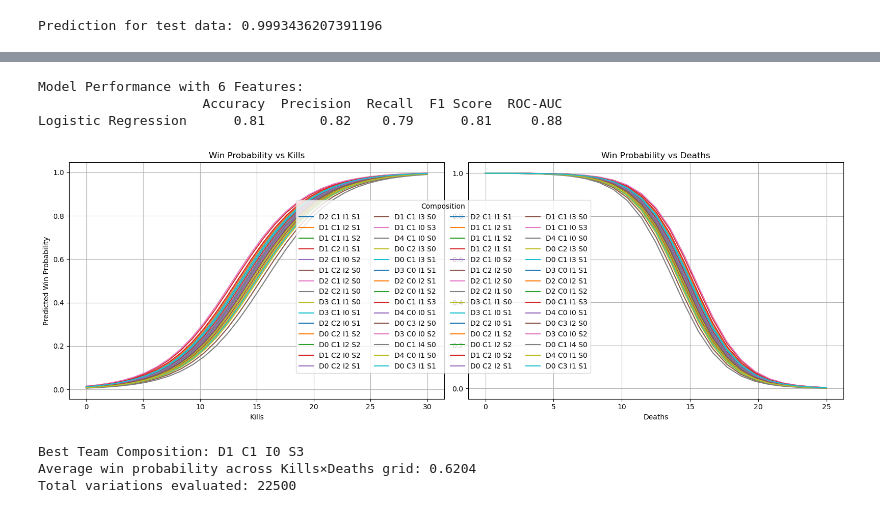
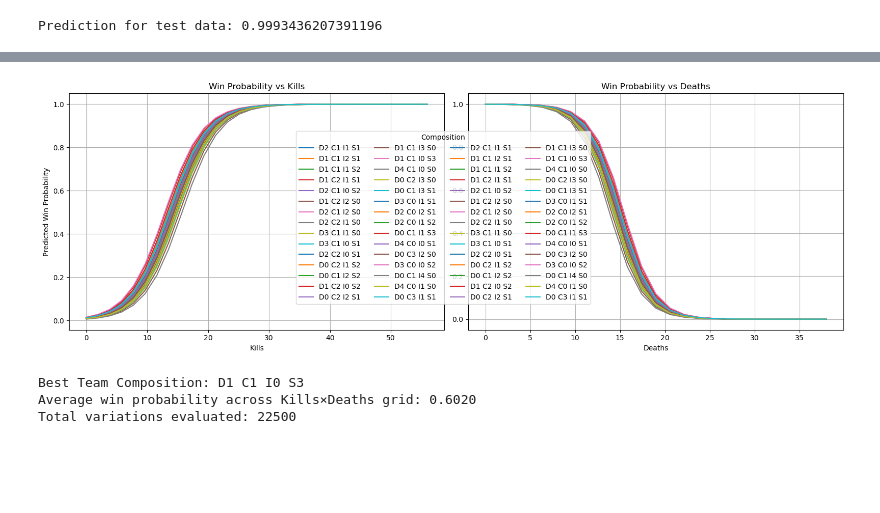
Before and after one commit to RosyTCosy/CS345-Final-Project, a Jupyter notebook: final_project.ipynb, the cells around one changed output, grey strips where cells are left out. Cells and saved outputs as stored; diff of their text form; code cells hidden in the pictures; blank space fills up the shorter version.

Commit message:
Implement code changes to enhance functionality and improve performance

```diff
--- a/final_project.ipynb
+++ b/final_project.ipynb
@@ -429 +453,17 @@ $$
 $$
+# %%
+import warnings
+from sklearn.exceptions import ConvergenceWarning
+
+warnings.filterwarnings("ignore", category=ConvergenceWarning)
+# Testing max iters on Logistic Regression
+iters = [1,2,3,4,5,10,25,50,75,100]
+data = []
+
+for iter in iters:
+    lr = LogisticRegression(max_iter=iter, random_state=42)
+    lr.fit(X_train_scaled, y_train)
+    accuracy = lr.score(X_test_scaled, y_test)
+    data.append((iter, accuracy))
+
+pd.DataFrame(data, columns=["Max Iterations", "Accuracy"])
@@ -589,23 +663,3 @@ X_train, X_test, y_train, y_test = train_test_split(
-# %%
-logistic_regression_composition = LogisticRegression(max_iter=1000, random_state=42)
-logistic_regression_composition.fit(X_train, y_train)
-y_pred = logistic_regression_composition.predict(X_test)
-y_prob = logistic_regression_composition.predict_proba(X_test)[:, 1]
-results = {
-    "Accuracy": accuracy_score(y_test, y_pred),
-    "Precision": precision_score(y_test, y_pred),
-    "Recall": recall_score(y_test, y_pred),
-    "F1 Score": f1_score(y_test, y_pred),
-    "ROC-AUC": roc_auc_score(y_test, y_prob)
-}
-
-results_df = pd.DataFrame(results, index=["Logistic Regression"])
-print("\nModel Performance with 6 Features:")
-print(results_df)
-# %% [output]
-Model Performance with 6 Features:
-                     Accuracy  Precision  Recall  F1 Score  ROC-AUC
-Logistic Regression      0.81       0.82    0.79      0.81     0.88
 # %%
 import matplotlib.pyplot as plt
 import numpy as np
@@ -614,12 +668,13 @@ fig, axes = plt.subplots(1, 2, figsize=(16, 6))
 
 top_comps = comp_counts.copy()
 
-# Grids
 kills_min  = X[:, 0].min()
+kills_max  = X[:, 0].max()
 deaths_min = X[:, 1].min()
+deaths_max = X[:, 1].max()
 
-kills_grid  = np.linspace(kills_min, 30, 30)
-deaths_grid = np.linspace(deaths_min, 25, 25)
+kills_grid  = np.linspace(kills_min, kills_max, 30)
+deaths_grid = np.linspace(deaths_min, deaths_max, 25)
 mean_kills, mean_deaths, mean_assists, mean_hs, mean_econ = X[:, :5].mean(axis=0)
 
 
@@ -665,34 +720,34 @@ for _, row in top_comps.iterrows():
     label  = row["label"]
 
     n = deaths_grid.shape[0]
 
     X_grid_raw = np.column_stack([
         np.full(n, mean_kills),
         deaths_grid,
         np.full(n, mean_assists),
         np.full(n, mean_hs),
         np.full(n, mean_econ),
         np.full(n, d_role),
         np.full(n, c_role),
         np.full(n, i_role),
         np.full(n, s_role),
     ])
 
     X_scaled = transform_features(X_grid_raw)
     win_prob = lr.predict_proba(X_scaled)[:, 1]
 
     ax.plot(deaths_grid, win_prob, label=label)
 
 ax.set_title("Win Probability vs Deaths")
 ax.set_xlabel("Deaths")
 ax.grid(True)
 
 fig.legend(title="Composition", loc="center", ncol=4)
 fig.tight_layout(rect=[0, 0.07, 1, 1])
 
 plt.show()
 # %% [output]
-[figure, old version]
+[figure, new version]
 # %%
 best_comp = None
 best_score = -1
@@ -735,5 +790,5 @@ print(f"Average win probability across Kills×Deaths grid: {best_score:.4f}")
 print(f"Total variations evaluated: {total_variations}")
 # %% [output]
 Best Team Composition: D1 C1 I0 S3
-Average win probability across Kills×Deaths grid: 0.6204
+Average win probability across Kills×Deaths grid: 0.6020
 Total variations evaluated: 22500
```
Also changed, not shown: parts of 15 cells of this notebook.
